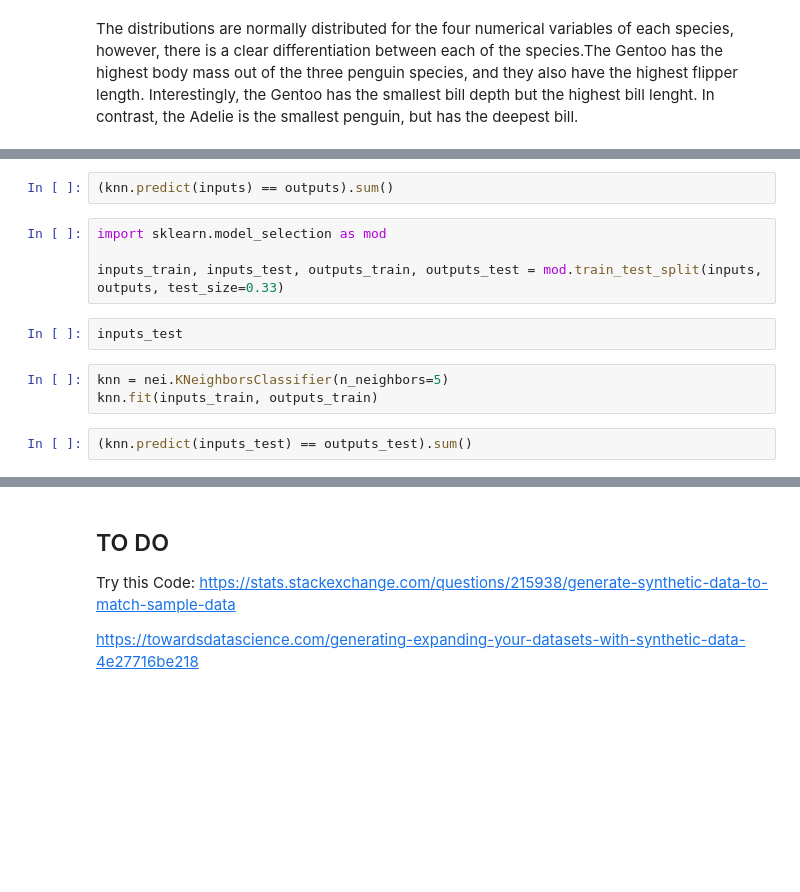
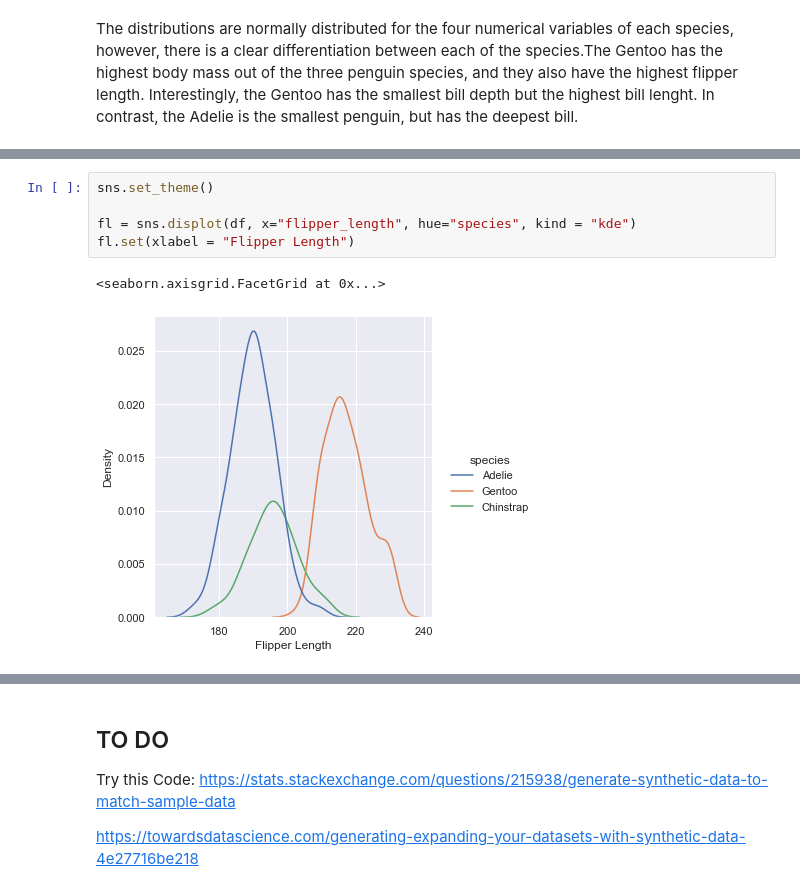
Before and after one commit to jbrad88/pda-project, a Jupyter notebook: pda-project.ipynb, the cells around one changed output, grey strips where cells are left out. Cells and saved outputs as stored; diff of their text form; blank space fills up the shorter version.

```diff
--- a/pda-project.ipynb
+++ b/pda-project.ipynb
@@ -126,13 +101,8 @@ knn.predict([[39.1, 18.7, 181, 3750]])
-# %%
-(knn.predict(inputs) == outputs).sum()
-# %%
-import sklearn.model_selection as mod
-
-inputs_train, inputs_test, outputs_train, outputs_test = mod.train_test_split(inputs, outputs, test_size=0.33)
-# %%
-inputs_test
-# %%
-knn = nei.KNeighborsClassifier(n_neighbors=5)
-knn.fit(inputs_train, outputs_train)
-# %%
-(knn.predict(inputs_test) == outputs_test).sum()
+# %%
+sns.set_theme()
+
+fl = sns.displot(df, x="flipper_length", hue="species", kind = "kde")
+fl.set(xlabel = "Flipper Length")
+# %% [output]
+<seaborn.axisgrid.FacetGrid at 0x...>
+[figure, added]
```
Also changed, not shown: parts of 25 cells of this notebook, 2 other files.
